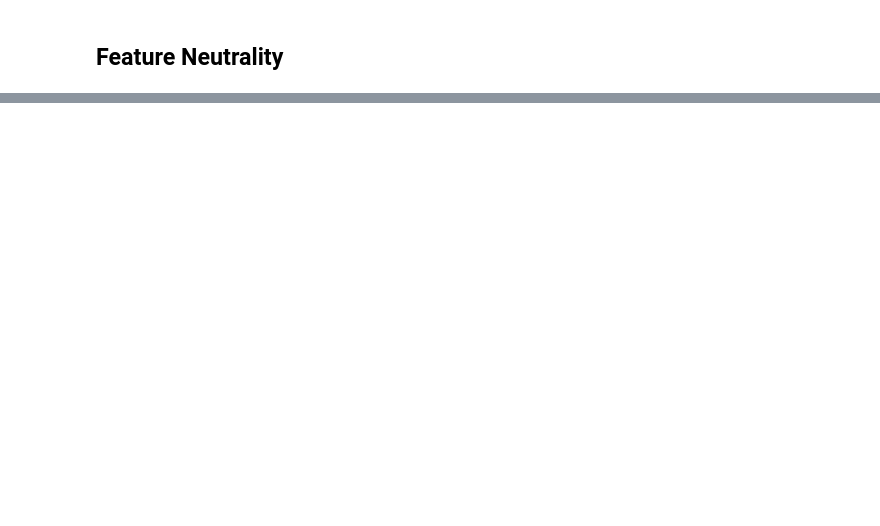
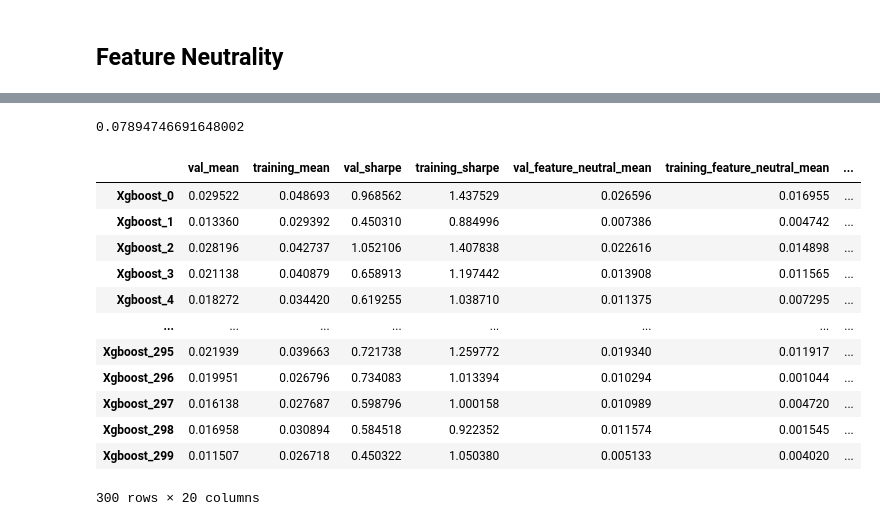
Before and after one commit to pplonski/numerai_metric_research, a Jupyter notebook: Risk_Metric_Research.ipynb, the cells around one changed output, grey strips where cells are left out. Cells and saved outputs as stored; diff of their text form; code cells hidden in the pictures; blank space fills up the shorter version.

```diff
--- a/Risk_Metric_Research.ipynb
+++ b/Risk_Metric_Research.ipynb
@@ -176,0 +403,4 @@ metrics_df["training_sharpe"] = training_scores_per_era.mean()/training_scores_p
+# %%
+(rolling_max - daily_value).max()
+# %% [output]
+0.07894746691648002
@@ -176,0 +499,16 @@ metrics_df["training_sharpe"] = training_scores_per_era.mean()/training_scores_p
+# %%
+metrics_df
+# %% [output]
+|  | val_mean | training_mean | val_sharpe | training_sharpe | val_feature_neutral_mean | training_feature_neutral_mean | ... |
+| Xgboost_0 | 0.029522 | 0.048693 | 0.968562 | 1.437529 | 0.026596 | 0.016955 | ... |
+| Xgboost_1 | 0.013360 | 0.029392 | 0.450310 | 0.884996 | 0.007386 | 0.004742 | ... |
+| Xgboost_2 | 0.028196 | 0.042737 | 1.052106 | 1.407838 | 0.022616 | 0.014898 | ... |
+| Xgboost_3 | 0.021138 | 0.040879 | 0.658913 | 1.197442 | 0.013908 | 0.011565 | ... |
+| Xgboost_4 | 0.018272 | 0.034420 | 0.619255 | 1.038710 | 0.011375 | 0.007295 | ... |
+| ... | ... | ... | ... | ... | ... | ... | ... |
+| Xgboost_295 | 0.021939 | 0.039663 | 0.721738 | 1.259772 | 0.019340 | 0.011917 | ... |
+| Xgboost_296 | 0.019951 | 0.026796 | 0.734083 | 1.013394 | 0.010294 | 0.001044 | ... |
+| Xgboost_297 | 0.016138 | 0.027687 | 0.598796 | 1.000158 | 0.010989 | 0.004720 | ... |
+| Xgboost_298 | 0.016958 | 0.030894 | 0.584518 | 0.922352 | 0.011574 | 0.001545 | ... |
+| Xgboost_299 | 0.011507 | 0.026718 | 0.450322 | 1.050380 | 0.005133 | 0.004020 | ... |
+300 rows × 20 columns
```
Also changed, not shown: parts of 26 cells of this notebook, 1 other file.
